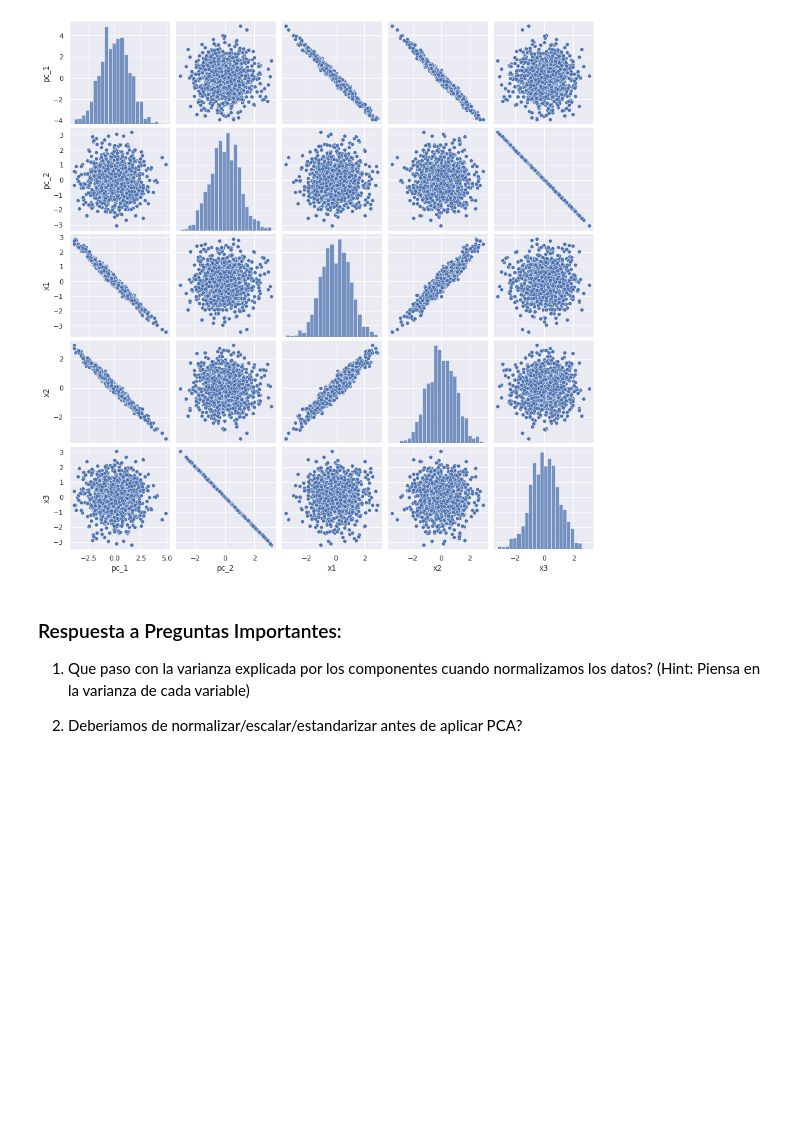
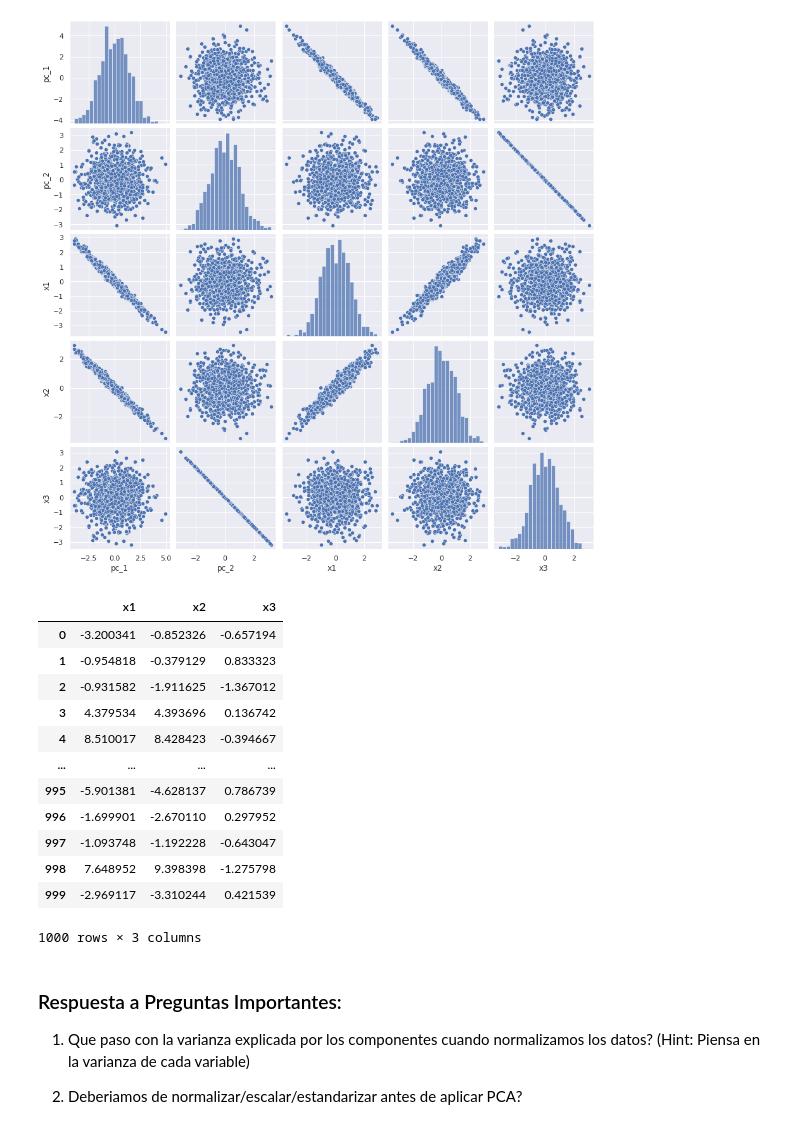
Before and after one commit to IEXE-Tec/aprendizaje-maquina-2, a Jupyter notebook: 02_reduccion_de_dimensionalidad.ipynb, the cells around one changed output. Cells and saved outputs as stored; diff of their text form; code cells hidden in the pictures; blank space fills up the shorter version.

```diff
--- a/02_reduccion_de_dimensionalidad.ipynb
+++ b/02_reduccion_de_dimensionalidad.ipynb
@@ -372,6 +386,22 @@ Explained Variance:  [0.65127103 0.3333381 ]
 Sum of Explained Variance:  0.9846091300069255
 [figure]
 [figure]
+# %%
+x
+# %% [output]
+|  | x1 | x2 | x3 |
+| 0 | -3.200341 | -0.852326 | -0.657194 |
+| 1 | -0.954818 | -0.379129 | 0.833323 |
+| 2 | -0.931582 | -1.911625 | -1.367012 |
+| 3 | 4.379534 | 4.393696 | 0.136742 |
+| 4 | 8.510017 | 8.428423 | -0.394667 |
+| ... | ... | ... | ... |
+| 995 | -5.901381 | -4.628137 | 0.786739 |
+| 996 | -1.699901 | -2.670110 | 0.297952 |
+| 997 | -1.093748 | -1.192228 | -0.643047 |
+| 998 | 7.648952 | 9.398398 | -1.275798 |
+| 999 | -2.969117 | -3.310244 | 0.421539 |
+1000 rows × 3 columns
 # %% [markdown]
 ### Respuesta a Preguntas Importantes:
 1. Que paso con la varianza explicada por los componentes cuando normalizamos los datos? (Hint: Piensa en la varianza de cada variable)
```
Also changed, not shown: parts of 9 cells of this notebook.
